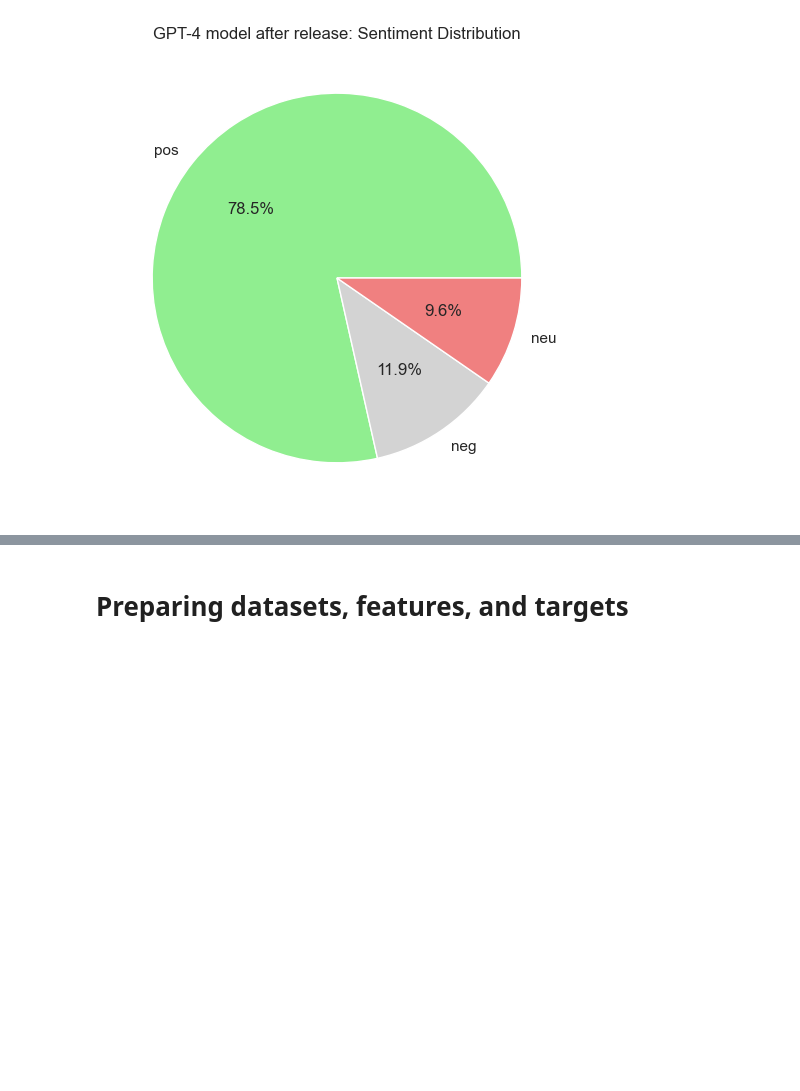
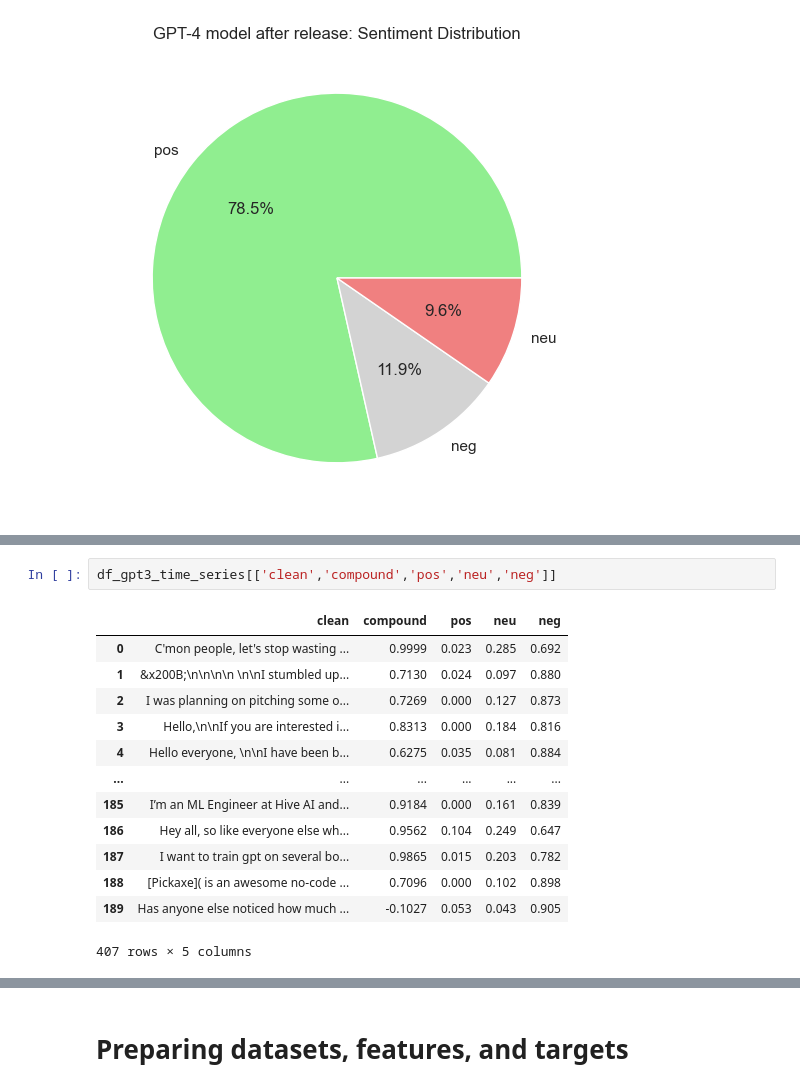
Before and after one commit to georgeh12/reddit-gpt, a Jupyter notebook: model-training.ipynb, the cells around one changed output, grey strips where cells are left out. Drawn from its saved outputs; the diff is of its cells as text; blank space fills up the shorter version.

```diff
--- a/model-training.ipynb
+++ b/model-training.ipynb
@@ -222,0 +338,16 @@ visualize_sentiment(dataset=df_gpt4_after, name='GPT-4 model after release')
+# %%
+df_gpt3_time_series[['clean','compound','pos','neu','neg']]
+# %% [output]
+|  | clean | compound | pos | neu | neg |
+| 0 | C'mon people, let's stop wasting ... | 0.9999 | 0.023 | 0.285 | 0.692 |
+| 1 | &x200B;\n\n\n\n \n\nI stumbled up... | 0.7130 | 0.024 | 0.097 | 0.880 |
+| 2 | I was planning on pitching some o... | 0.7269 | 0.000 | 0.127 | 0.873 |
+| 3 | Hello,\n\nIf you are interested i... | 0.8313 | 0.000 | 0.184 | 0.816 |
+| 4 | Hello everyone, \n\nI have been b... | 0.6275 | 0.035 | 0.081 | 0.884 |
+| ... | ... | ... | ... | ... | ... |
+| 185 | I’m an ML Engineer at Hive AI and... | 0.9184 | 0.000 | 0.161 | 0.839 |
+| 186 | Hey all, so like everyone else wh... | 0.9562 | 0.104 | 0.249 | 0.647 |
+| 187 | I want to train gpt on several bo... | 0.9865 | 0.015 | 0.203 | 0.782 |
+| 188 | [Pickaxe]( is an awesome no-code ... | 0.7096 | 0.000 | 0.102 | 0.898 |
+| 189 | Has anyone else noticed how much ... | -0.1027 | 0.053 | 0.043 | 0.905 |
+407 rows × 5 columns
```
Also changed, not shown: parts of 15 cells of this notebook, 7 other files.
